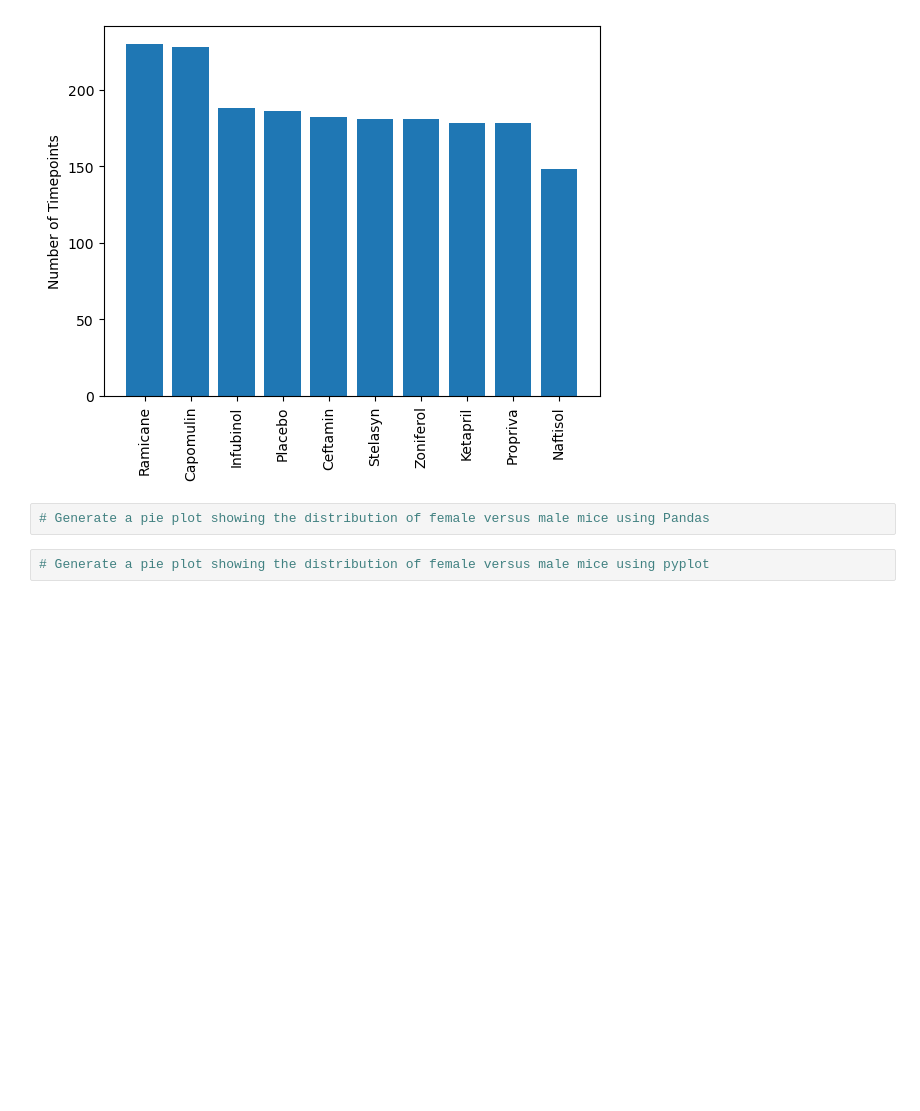
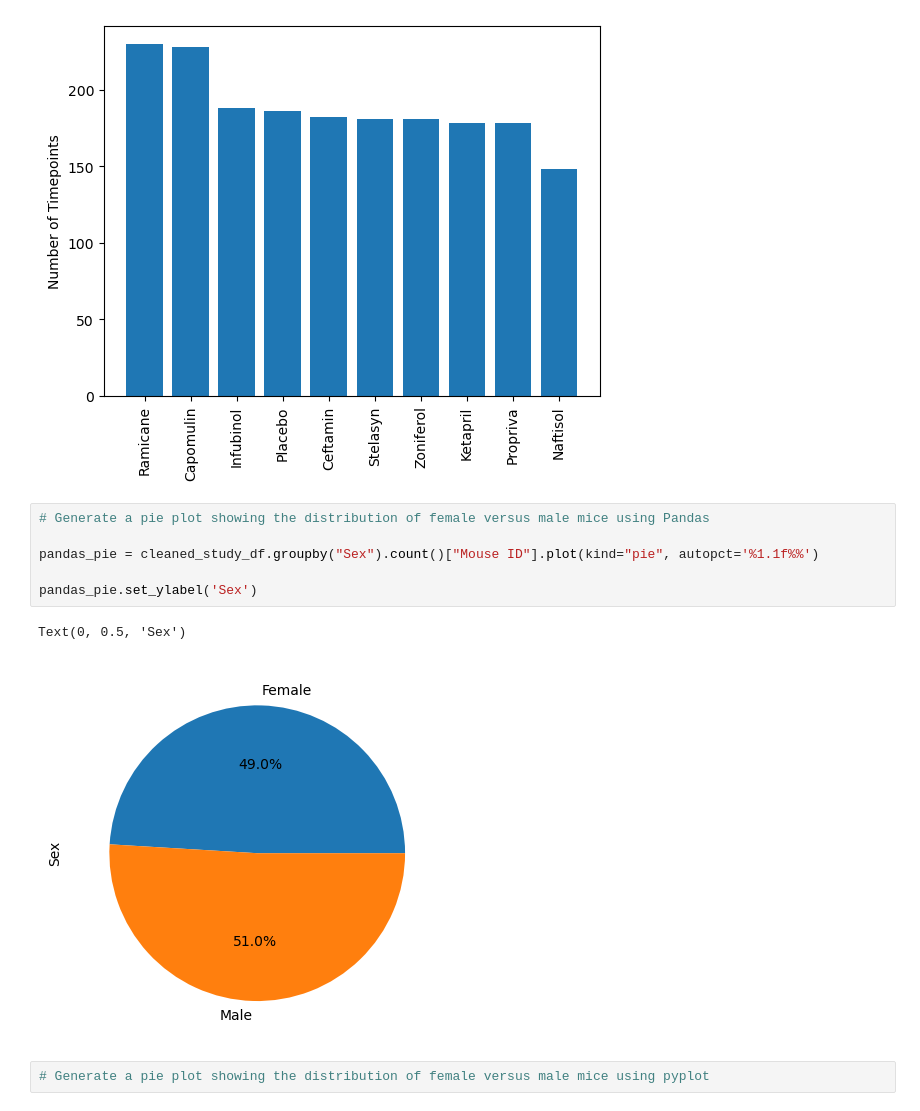
Before and after one commit to m-janssens-boop/Matplotlib_challenge, a Jupyter notebook: Pymaceuticals_analysis.ipynb, the cells around one changed output. Cells and saved outputs as stored; diff of their text form; blank space fills up the shorter version.

Commit message:
pandas pie chart

```diff
--- a/Pymaceuticals_analysis.ipynb
+++ b/Pymaceuticals_analysis.ipynb
@@ -171,6 +171,13 @@ plt.show()
 [figure]
 # %%
 # Generate a pie plot showing the distribution of female versus male mice using Pandas
+
+pandas_pie = cleaned_study_df.groupby("Sex").count()["Mouse ID"].plot(kind="pie", autopct='%1.1f%%')
+
+pandas_pie.set_ylabel('Sex')
+# %% [output]
+Text(0, 0.5, 'Sex')
+[figure, added]
 # %%
 # Generate a pie plot showing the distribution of female versus male mice using pyplot
 # %% [markdown]
```
